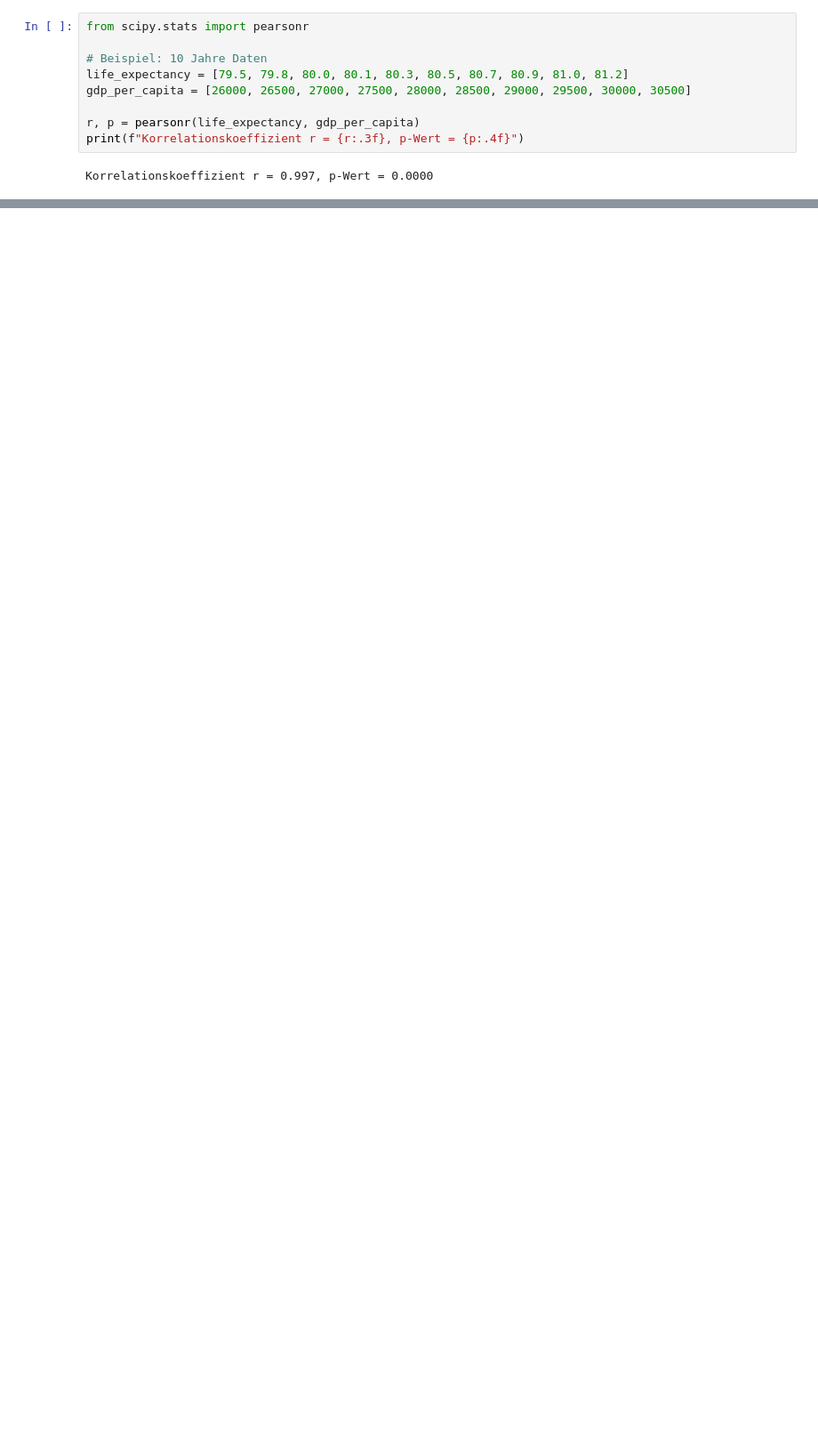
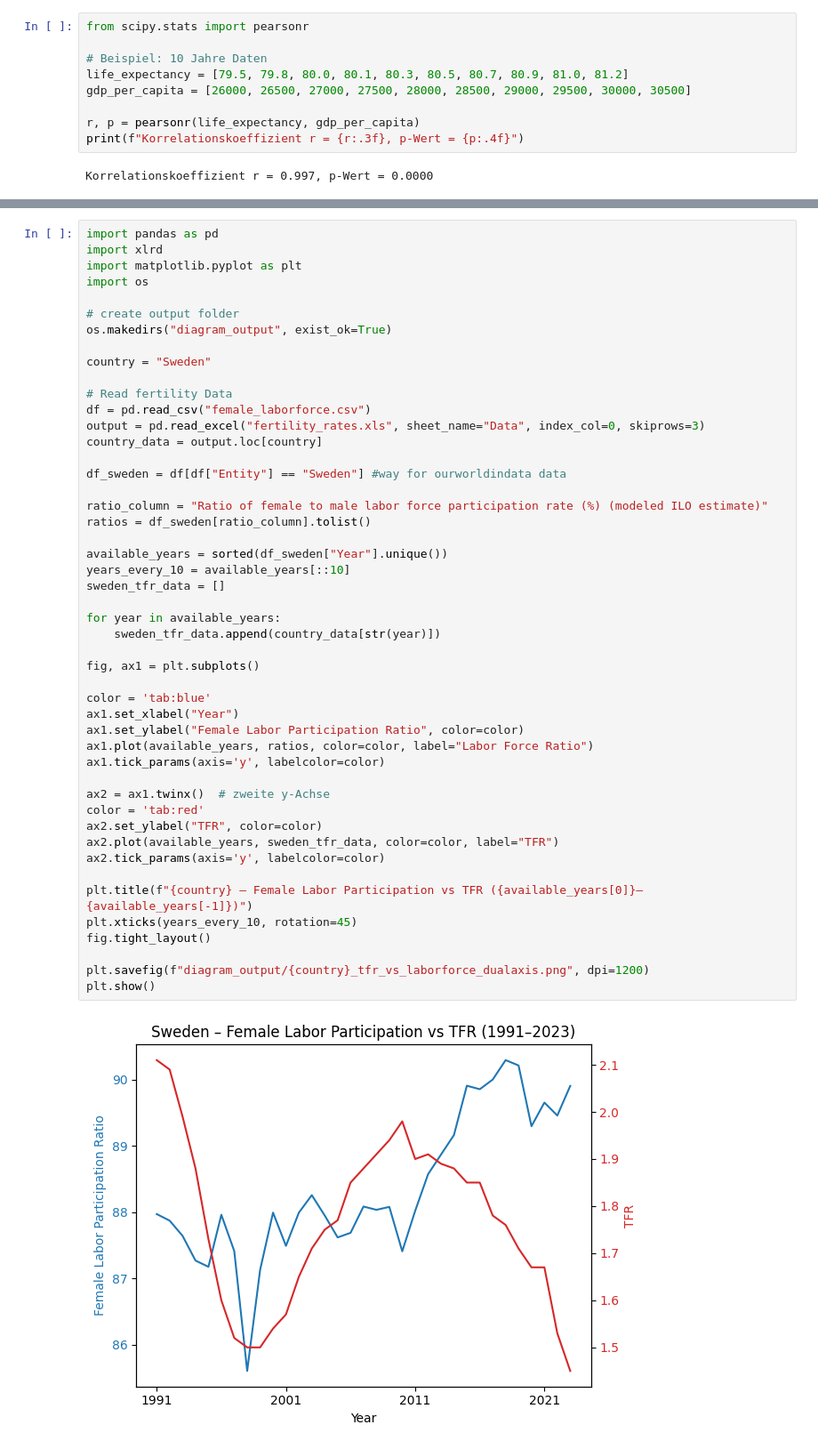
Before and after one commit to SkaldorHub/ds_fertility_rate, a Jupyter notebook: schweden_diagramme.ipynb, the cells around one changed output, grey strips where cells are left out. Shown at 89% size. Saved outputs shown, nothing was run; the diff lists cells and outputs as text; blank space fills up the shorter version.

```diff
--- a/schweden_diagramme.ipynb
+++ b/schweden_diagramme.ipynb
@@ -67,0 +65,50 @@ TypeError: unhashable type: 'numpy.ndarray'
+# %%
+import pandas as pd
+import xlrd
+import matplotlib.pyplot as plt
+import os
+
+# create output folder
+os.makedirs("diagram_output", exist_ok=True)
+
+country = "Sweden"
+
+# Read fertility Data
+df = pd.read_csv("female_laborforce.csv")
+output = pd.read_excel("fertility_rates.xls", sheet_name="Data", index_col=0, skiprows=3)
+country_data = output.loc[country]
+
+df_sweden = df[df["Entity"] == "Sweden"] #way for ourworldindata data
+
+ratio_column = "Ratio of female to male labor force participation rate (%) (modeled ILO estimate)"
+ratios = df_sweden[ratio_column].tolist()
+
+available_years = sorted(df_sweden["Year"].unique())
+years_every_10 = available_years[::10]
+sweden_tfr_data = []
+
+for year in available_years:
+    sweden_tfr_data.append(country_data[str(year)])
+
+fig, ax1 = plt.subplots()
+
+color = 'tab:blue'
+ax1.set_xlabel("Year")
+ax1.set_ylabel("Female Labor Participation Ratio", color=color)
+ax1.plot(available_years, ratios, color=color, label="Labor Force Ratio")
+ax1.tick_params(axis='y', labelcolor=color)
+
+ax2 = ax1.twinx()  # zweite y-Achse
+color = 'tab:red'
+ax2.set_ylabel("TFR", color=color)
+ax2.plot(available_years, sweden_tfr_data, color=color, label="TFR")
+ax2.tick_params(axis='y', labelcolor=color)
+
+plt.title(f"{country} – Female Labor Participation vs TFR ({available_years[0]}–{available_years[-1]})")
+plt.xticks(years_every_10, rotation=45)
+fig.tight_layout()
+
+plt.savefig(f"diagram_output/{country}_tfr_vs_laborforce_dualaxis.png", dpi=1200)
+plt.show()
+# %% [output]
+[figure, added]
```
Also changed, not shown: parts of 2 cells of this notebook, 7 other files.
